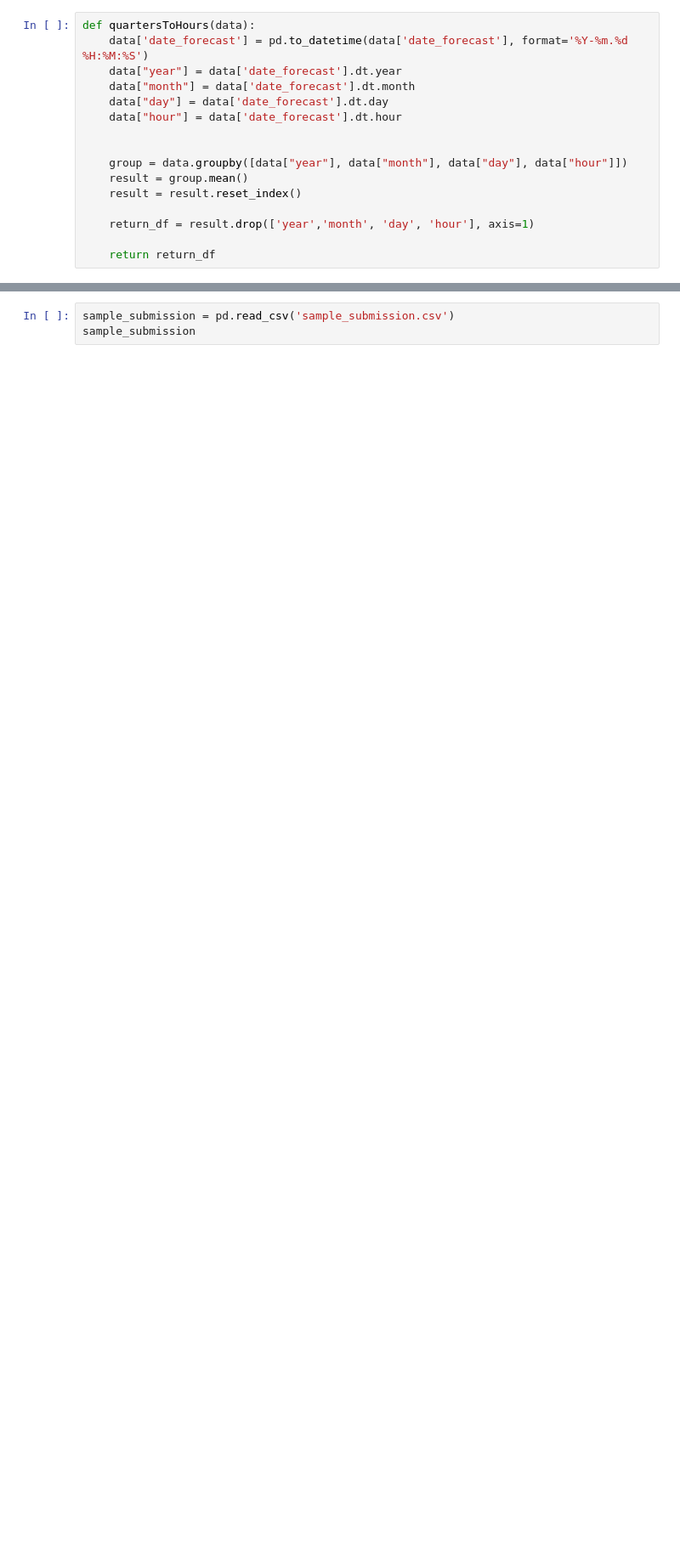
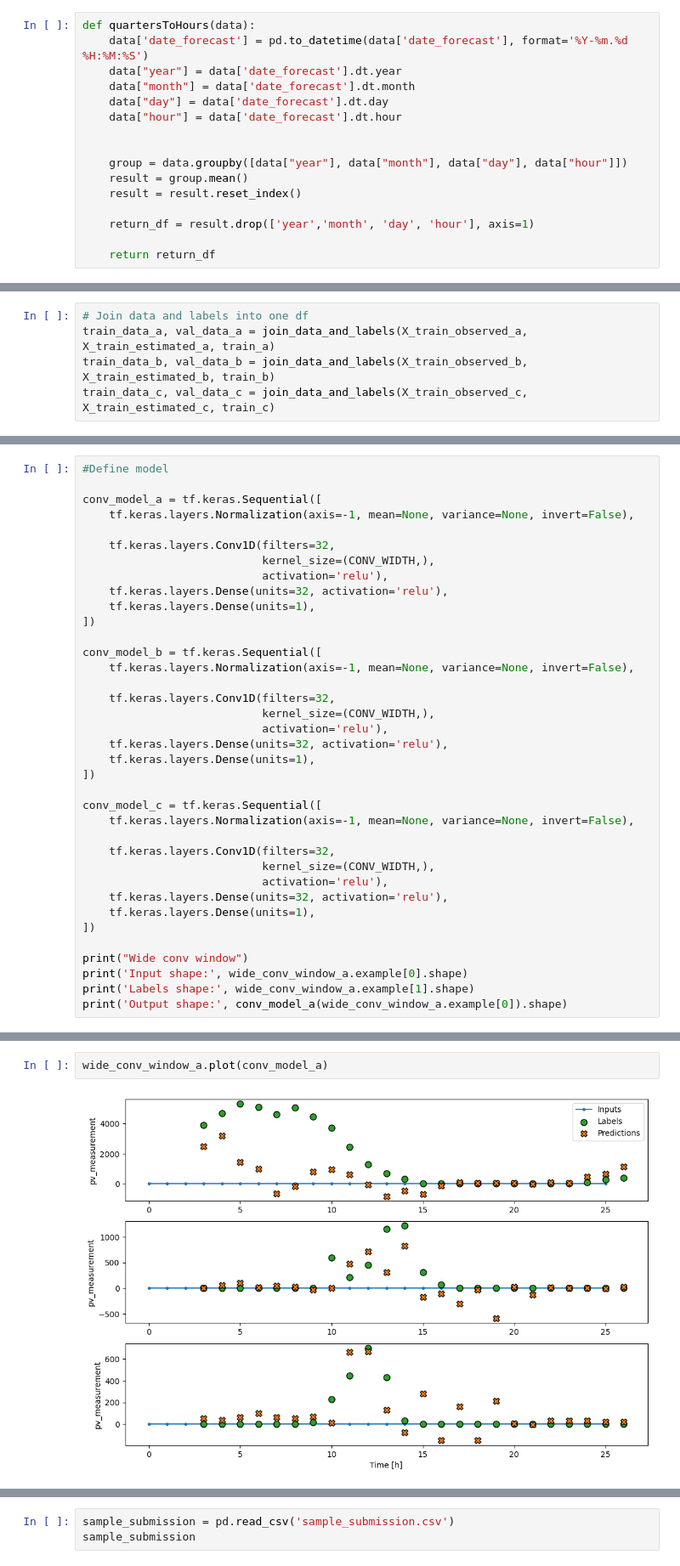
Before and after one commit to MartinSkatvedt/TDT4173-Machine-Learning, a Jupyter notebook: read_files.ipynb, the cells around one changed output, grey strips where cells are left out. Shown at 85% size. Cells and saved outputs as stored; diff of their text form; blank space fills up the shorter version.

```diff
--- a/read_files.ipynb
+++ b/read_files.ipynb
@@ -473,0 +117,5 @@ wide_conv_window.plot(conv_model)
+# %%
+# Join data and labels into one df
+train_data_a, val_data_a = join_data_and_labels(X_train_observed_a, X_train_estimated_a, train_a)
+train_data_b, val_data_b = join_data_and_labels(X_train_observed_b, X_train_estimated_b, train_b)
+train_data_c, val_data_c = join_data_and_labels(X_train_observed_c, X_train_estimated_c, train_c)
@@ -473,0 +396,37 @@ wide_conv_window.plot(conv_model)
+# %%
+#Define model
+
+conv_model_a = tf.keras.Sequential([
+    tf.keras.layers.Normalization(axis=-1, mean=None, variance=None, invert=False),
+
+    tf.keras.layers.Conv1D(filters=32,
+                           kernel_size=(CONV_WIDTH,),
+                           activation='relu'),
+    tf.keras.layers.Dense(units=32, activation='relu'),
+    tf.keras.layers.Dense(units=1),
+])
+
+conv_model_b = tf.keras.Sequential([
+    tf.keras.layers.Normalization(axis=-1, mean=None, variance=None, invert=False),
+
+    tf.keras.layers.Conv1D(filters=32,
+                           kernel_size=(CONV_WIDTH,),
+                           activation='relu'),
+    tf.keras.layers.Dense(units=32, activation='relu'),
+    tf.keras.layers.Dense(units=1),
+])
+
+conv_model_c = tf.keras.Sequential([
+    tf.keras.layers.Normalization(axis=-1, mean=None, variance=None, invert=False),
+
+    tf.keras.layers.Conv1D(filters=32,
+                           kernel_size=(CONV_WIDTH,),
+                           activation='relu'),
+    tf.keras.layers.Dense(units=32, activation='relu'),
+    tf.keras.layers.Dense(units=1),
+])
+
+print("Wide conv window")
+print('Input shape:', wide_conv_window_a.example[0].shape)
+print('Labels shape:', wide_conv_window_a.example[1].shape)
+print('Output shape:', conv_model_a(wide_conv_window_a.example[0]).shape)
@@ -474,3 +457,7 @@ wide_conv_window.plot(conv_model)
+# %%
+wide_conv_window_a.plot(conv_model_a)
+# %% [output]
+[figure, added]
 # %%
 lstm_model = tf.keras.models.Sequential([
     tf.keras.layers.Normalization(axis=-1, mean=None, variance=None, invert=False),
```
Also changed, not shown: parts of 44 cells of this notebook.
